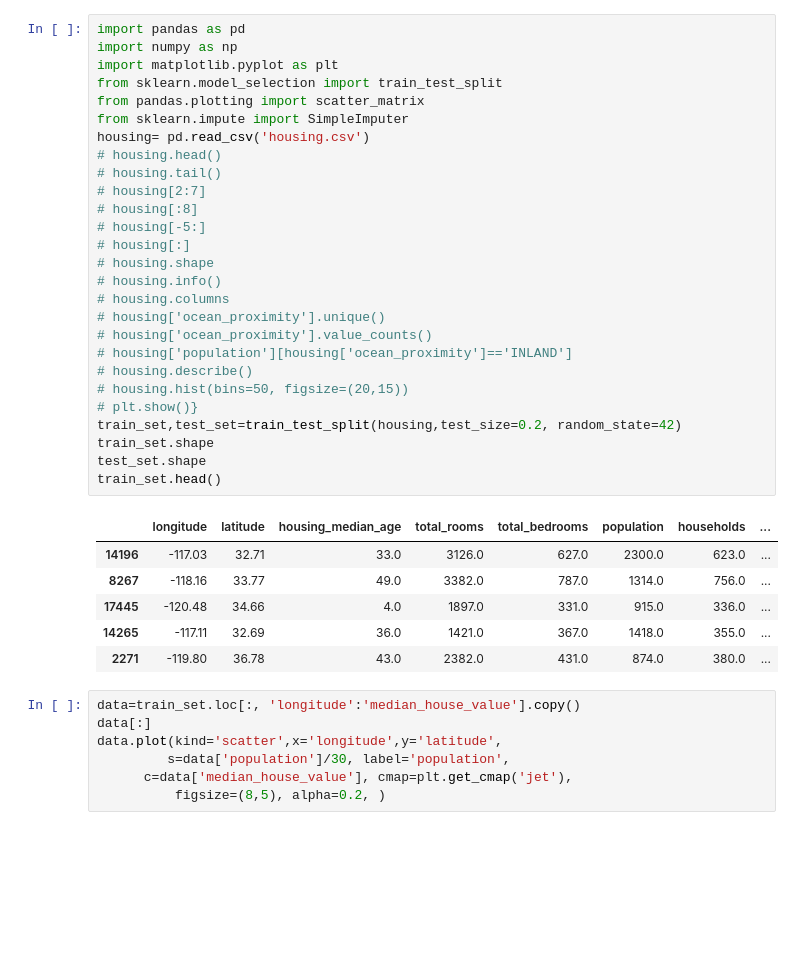
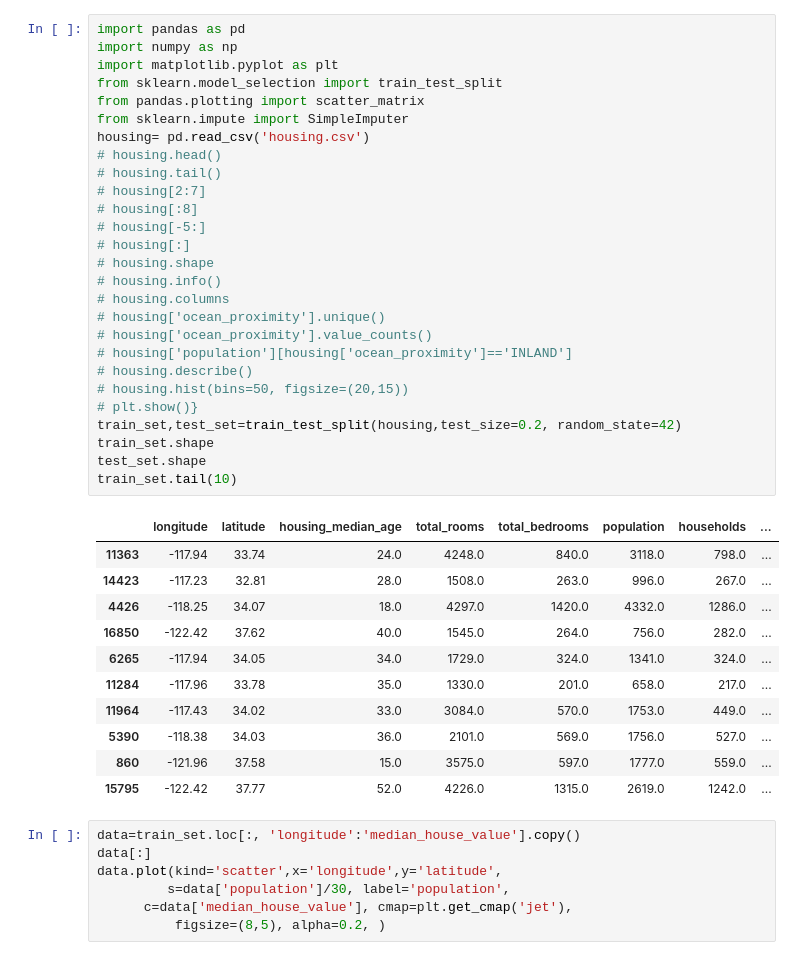
Before and after one commit to MostafaMoeiniML/Predicting-House-Prices-, a Jupyter notebook: Housing_Project.ipynb, the cells around one changed output. Drawn from its saved outputs; the diff is of its cells as text; blank space fills up the shorter version.

```diff
--- a/Housing_Project.ipynb
+++ b/Housing_Project.ipynb
@@ -1,37 +1,42 @@
 # %%
 import pandas as pd
 import numpy as np
 import matplotlib.pyplot as plt
 from sklearn.model_selection import train_test_split
 from pandas.plotting import scatter_matrix
 from sklearn.impute import SimpleImputer
 housing= pd.read_csv('housing.csv')
 # housing.head()
 # housing.tail()
 # housing[2:7]
 # housing[:8]
 # housing[-5:]
 # housing[:]
 # housing.shape
 # housing.info()
 # housing.columns
 # housing['ocean_proximity'].unique()
 # housing['ocean_proximity'].value_counts()
 # housing['population'][housing['ocean_proximity']=='INLAND']
 # housing.describe()
 # housing.hist(bins=50, figsize=(20,15))
 # plt.show()}
 train_set,test_set=train_test_split(housing,test_size=0.2, random_state=42)
 train_set.shape
 test_set.shape
-train_set.head()
+train_set.tail(10)
 # %% [output]
 |  | longitude | latitude | housing_median_age | total_rooms | total_bedrooms | population | households | ... |
-| 14196 | -117.03 | 32.71 | 33.0 | 3126.0 | 627.0 | 2300.0 | 623.0 | ... |
-| 8267 | -118.16 | 33.77 | 49.0 | 3382.0 | 787.0 | 1314.0 | 756.0 | ... |
-| 17445 | -120.48 | 34.66 | 4.0 | 1897.0 | 331.0 | 915.0 | 336.0 | ... |
-| 14265 | -117.11 | 32.69 | 36.0 | 1421.0 | 367.0 | 1418.0 | 355.0 | ... |
-| 2271 | -119.80 | 36.78 | 43.0 | 2382.0 | 431.0 | 874.0 | 380.0 | ... |
+| 11363 | -117.94 | 33.74 | 24.0 | 4248.0 | 840.0 | 3118.0 | 798.0 | ... |
+| 14423 | -117.23 | 32.81 | 28.0 | 1508.0 | 263.0 | 996.0 | 267.0 | ... |
+| 4426 | -118.25 | 34.07 | 18.0 | 4297.0 | 1420.0 | 4332.0 | 1286.0 | ... |
+| 16850 | -122.42 | 37.62 | 40.0 | 1545.0 | 264.0 | 756.0 | 282.0 | ... |
+| 6265 | -117.94 | 34.05 | 34.0 | 1729.0 | 324.0 | 1341.0 | 324.0 | ... |
+| 11284 | -117.96 | 33.78 | 35.0 | 1330.0 | 201.0 | 658.0 | 217.0 | ... |
+| 11964 | -117.43 | 34.02 | 33.0 | 3084.0 | 570.0 | 1753.0 | 449.0 | ... |
+| 5390 | -118.38 | 34.03 | 36.0 | 2101.0 | 569.0 | 1756.0 | 527.0 | ... |
+| 860 | -121.96 | 37.58 | 15.0 | 3575.0 | 597.0 | 1777.0 | 559.0 | ... |
+| 15795 | -122.42 | 37.77 | 52.0 | 4226.0 | 1315.0 | 2619.0 | 1242.0 | ... |
 # %%
 data=train_set.loc[:, 'longitude':'median_house_value'].copy()
 data[:]
```
